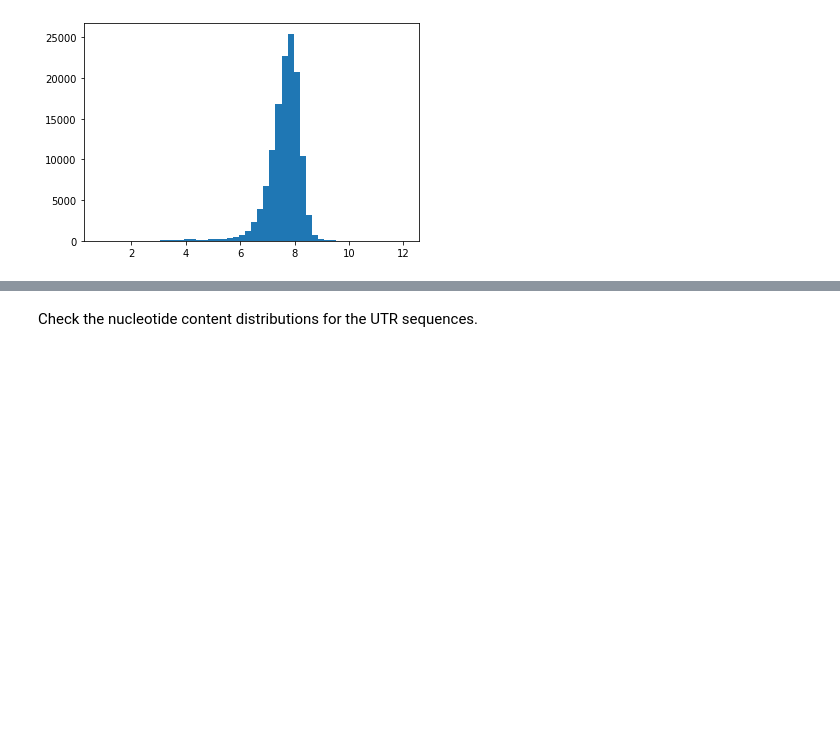
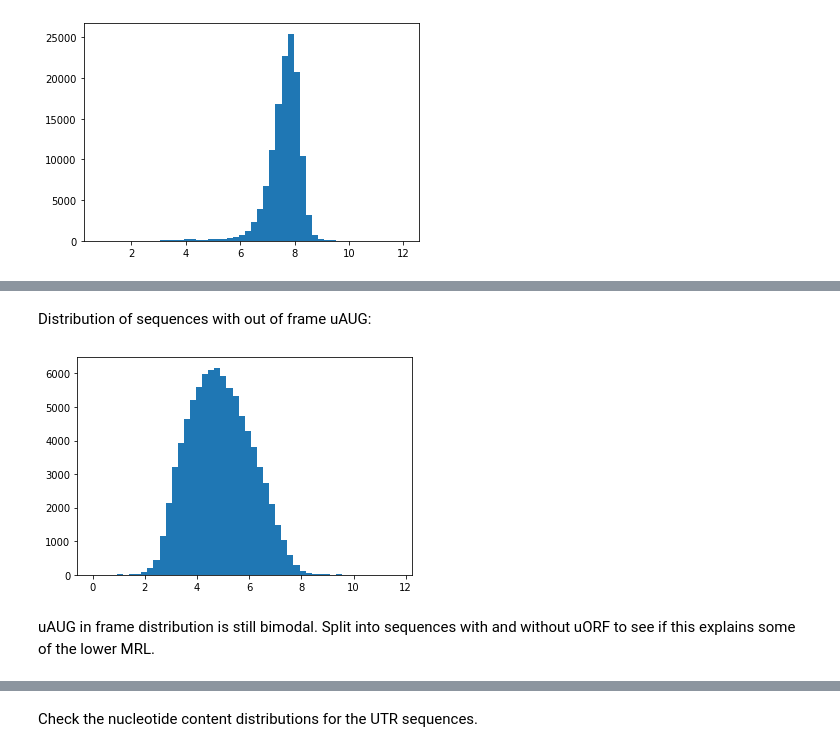
Before and after one commit to nmateyko/human_5utr_modeling, a Jupyter notebook: 2D_CNN/check_data.ipynb, the cells around one changed output, grey strips where cells are left out. Cells and saved outputs as stored; diff of their text form; code cells hidden in the pictures; blank space fills up the shorter version.

```diff
--- a/2D_CNN/check_data.ipynb
+++ b/2D_CNN/check_data.ipynb
@@ -75,0 +107,9 @@ plt.show()
+# %% [markdown]
+Distribution of sequences with out of frame uAUG:
+# %%
+plt.hist(uAUG.loc[~uAUG['in_frame'], 'rl'], bins=50)
+plt.show()
+# %% [output]
+[figure, added]
+# %% [markdown]
+uAUG in frame distribution is still bimodal. Split into sequences with and without uORF to see if this explains some of the lower MRL.
```
Also changed, not shown: parts of 25 cells of this notebook.
